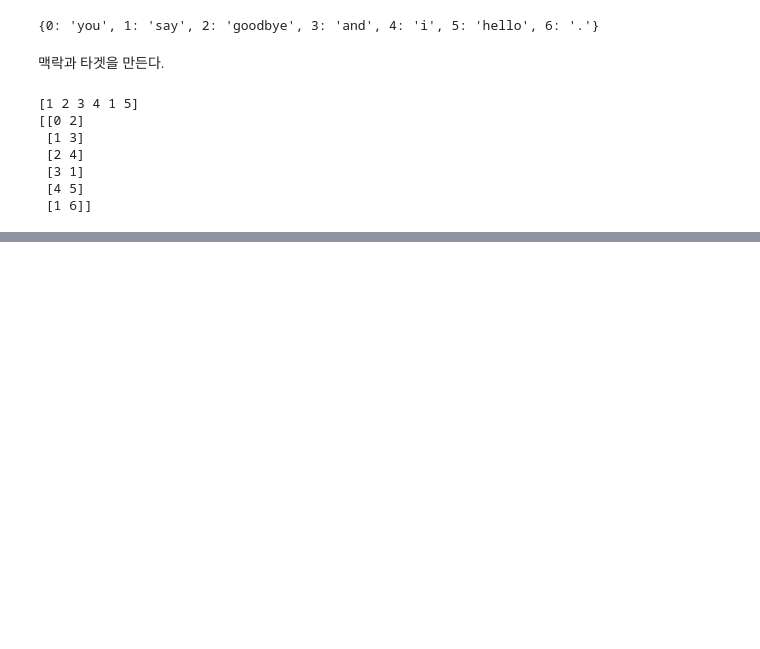
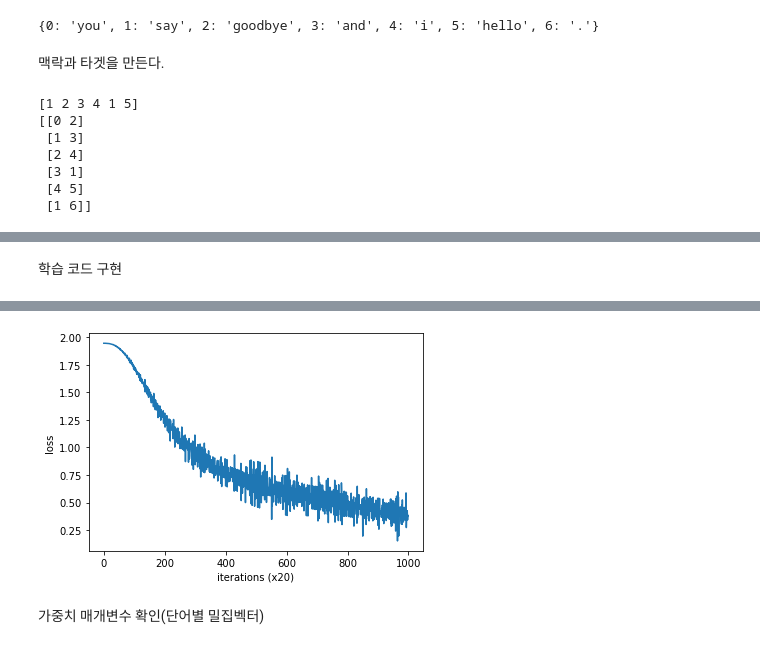
Before and after one commit to yudavid0611/til-ai, a Jupyter notebook: NLP/CBOW.ipynb, the cells around one changed output, grey strips where cells are left out. Saved outputs shown, nothing was run; the diff lists cells and outputs as text; code cells hidden in the pictures; blank space fills up the shorter version.

Commit message:
NLP-CBOW

```diff
--- a/NLP/CBOW.ipynb
+++ b/NLP/CBOW.ipynb
@@ -70,0 +85,3 @@ print(contexts)
+# %%
+one_hot = to_one_hot(list(id_to_word.keys()))
+one_hot
@@ -70,0 +96,18 @@ print(contexts)
+# %%
+target_oh = []
+contexts_oh = []
+
+for t in target:
+    target_oh.append(one_hot[t])
+
+for context in contexts:
+    temp = []
+    for c in context:
+        temp.append(one_hot[c])
+    contexts_oh.append(temp)
+
+target_oh = np.array(target_oh)
+contexts_oh = np.array(contexts_oh)
+
+print(target_oh)
+print(contexts_oh)
@@ -70,0 +190,2 @@ print(contexts)
+# %% [markdown]
+학습 코드 구현
@@ -70,0 +195,14 @@ print(contexts)
+# %%
+window_size = 1
+hidden_size = 5
+batch_size = 3
+max_epoch = 1000
+vocab_size = len(word_to_id)
+# %%
+model = CBOW(vocab_size, hidden_size)
+optimizer = Adam()
+trainer = Trainer(model, optimizer)
+# %%
+trainer.fit(contexts_oh, target_oh, max_epoch, batch_size)
+trainer.plot()
+# %% [output]
@@ -70,0 +226,3 @@ print(contexts)
+[figure, added]
+# %% [markdown]
+가중치 매개변수 확인(단어별 밀집벡터)
```
Also changed, not shown: parts of 10 cells of this notebook, 6 other files.
